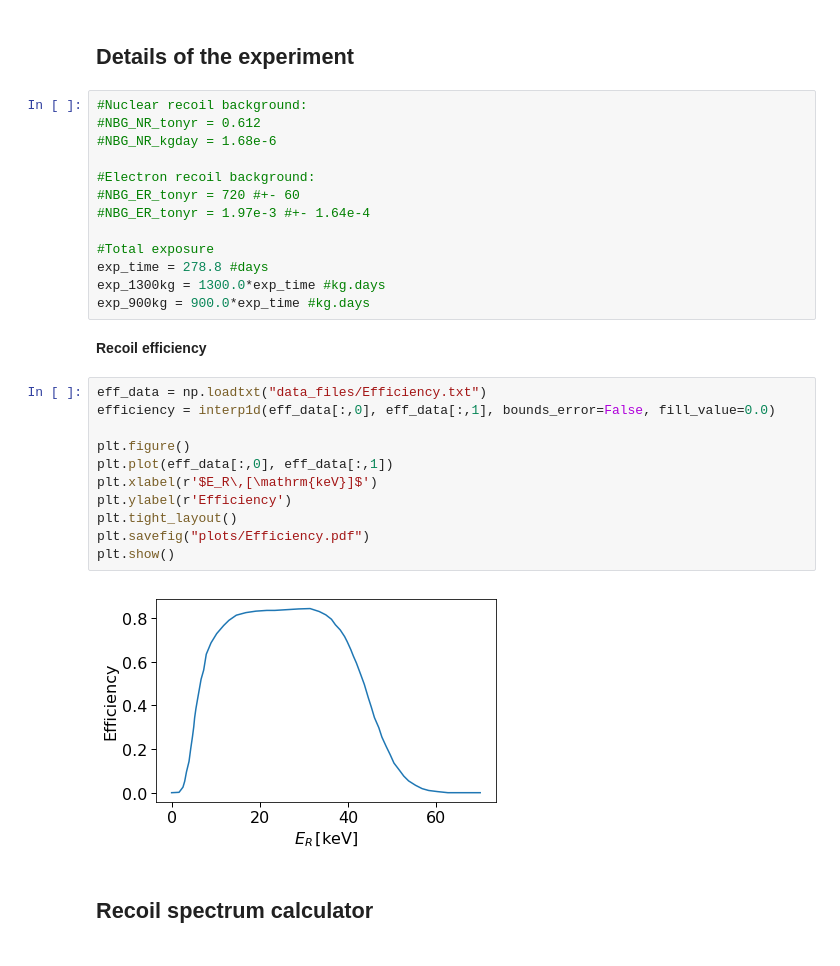
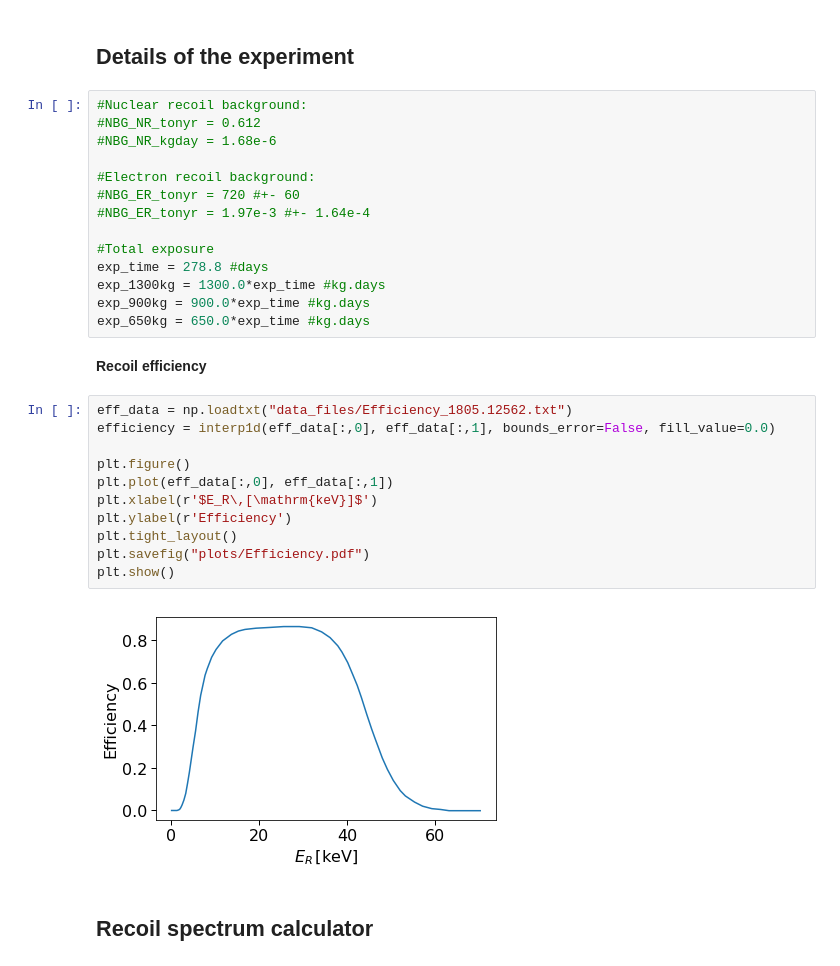
Before and after one commit to bradkav/Xenon1T-2018, a Jupyter notebook: Xenon1T-limit.ipynb, the cells around one changed output. Cells and saved outputs as stored; diff of their text form.

```diff
--- a/Xenon1T-limit.ipynb
+++ b/Xenon1T-limit.ipynb
@@ -55,21 +55,22 @@ from WIMpy import DMUtils as DMU
 exp_time = 278.8 #days
 exp_1300kg = 1300.0*exp_time #kg.days
 exp_900kg = 900.0*exp_time #kg.days
+exp_650kg = 650.0*exp_time #kg.days
 # %% [markdown]
 **Recoil efficiency**
 # %%
-eff_data = np.loadtxt("data_files/Efficiency.txt")
+eff_data = np.loadtxt("data_files/Efficiency_1805.12562.txt")
 efficiency = interp1d(eff_data[:,0], eff_data[:,1], bounds_error=False, fill_value=0.0)
 
 plt.figure()
 plt.plot(eff_data[:,0], eff_data[:,1])
 plt.xlabel(r'$E_R\,[\mathrm{keV}]$')
 plt.ylabel(r'Efficiency')
 plt.tight_layout()
 plt.savefig("plots/Efficiency.pdf")
 plt.show()
 # %% [output]
-[figure, old version]
+[figure, new version]
 # %% [markdown]
 ## Recoil spectrum calculator
 # %%
```
Also changed, not shown: parts of 7 cells of this notebook, 7 other files.
